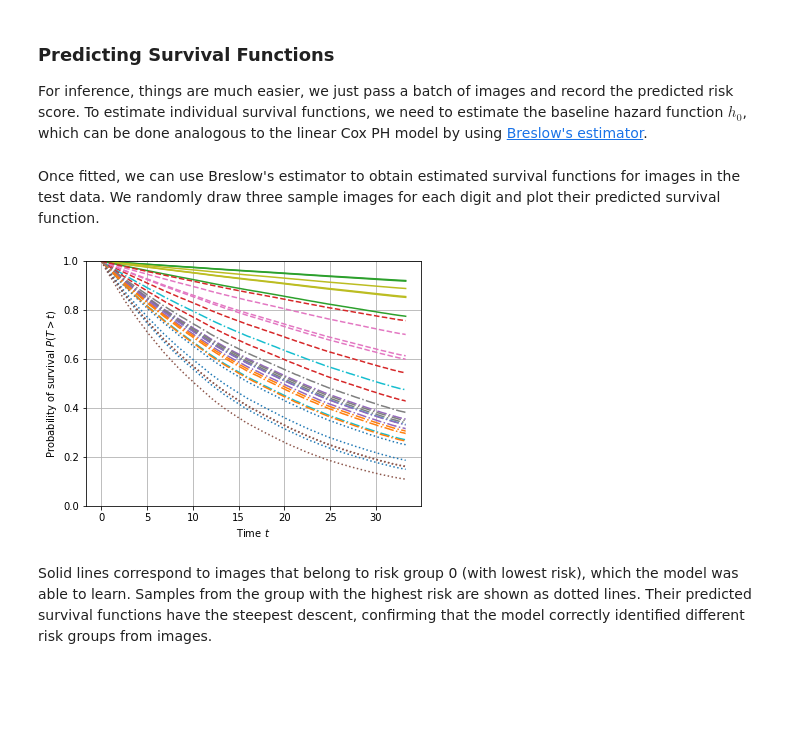
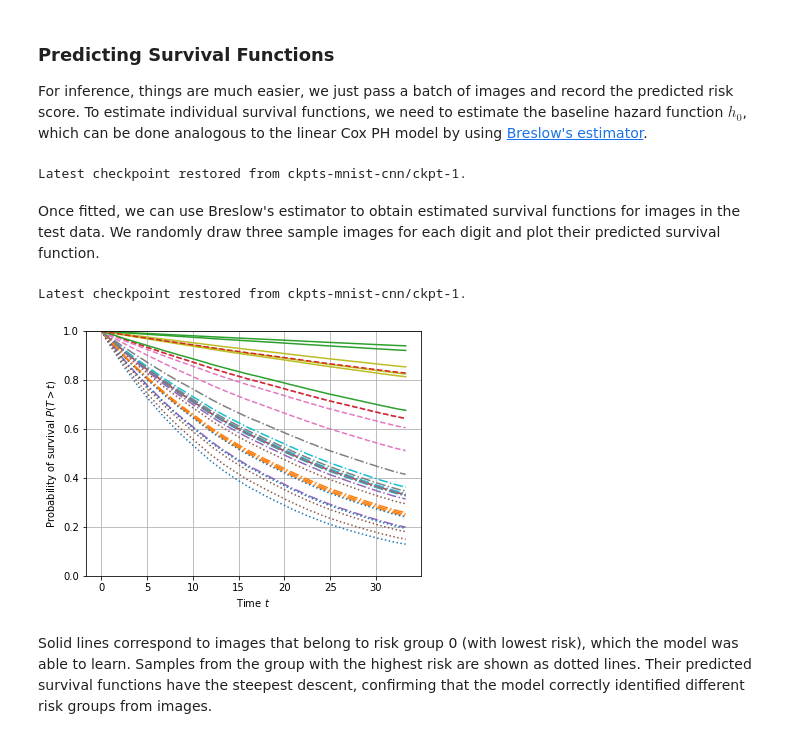
Before and after one commit to sebp/survival-cnn-estimator, a Jupyter notebook: tutorial_tf2.ipynb, the cells around one changed output. Cells and saved outputs as stored; diff of their text form; code cells hidden in the pictures; blank space fills up the shorter version.

```diff
--- a/tutorial.ipynb
+++ b/tutorial_tf2.ipynb
@@ -786,0 +767,2 @@ Use standard file APIs to delete files with this prefix.
+# %%
+trainer.train_and_evaluate()
@@ -819,28 +796,67 @@ breslow = BreslowEstimator().fit(train_predictions, event_train, time_train)
+# %%
+from sklearn.model_selection import train_test_split
+from sksurv.linear_model.coxph import BreslowEstimator
+
+
+class Predictor:
+
+    def __init__(self, model, model_dir):
+        self.model = model
+        self.model_dir = model_dir
+
+    def predict(self, dataset):
+        ckpt = tf.train.Checkpoint(
+            step=tf.Variable(0, dtype=tf.int64),
+            optimizer=tf.keras.optimizers.Adam(),
+            model=self.model)
+        ckpt_manager = tf.train.CheckpointManager(
+            ckpt, str(self.model_dir), max_to_keep=2)
+
+        if ckpt_manager.latest_checkpoint:
+            ckpt.restore(ckpt_manager.latest_checkpoint).expect_partial()
+            print(f"Latest checkpoint restored from {ckpt_manager.latest_checkpoint}.")
+
+        risk_scores = []
+        for batch in dataset:
+            pred = self.model(batch, training=False)
+            risk_scores.append(pred.numpy())
+
+        return np.row_stack(risk_scores)
+# %%
+train_pred_fn = tf.data.Dataset.from_tensor_slices(x_train[..., np.newaxis]).batch(64)
+
+predictor = Predictor(model, trainer.model_dir)
+train_predictions = predictor.predict(train_pred_fn)
+
+breslow = BreslowEstimator().fit(train_predictions, event_train, time_train)
+# %% [output]
+Latest checkpoint restored from ckpts-mnist-cnn/ckpt-1.
 # %% [markdown]
 Once fitted, we can use Breslow's estimator to obtain estimated survival functions for images in the test data. We randomly draw three sample images for each digit and plot their predicted survival function.
 # %%
 sample = train_test_split(x_test, y_test, event_test, time_test,
                           test_size=30, stratify=y_test, random_state=89)
 x_sample, y_sample, event_sample, time_sample = sample[1::2]
 
-sample_pred_fn = make_pred_fn(x_sample)
-sample_predictions = np.array([float(pred["risk_score"])
-                               for pred in estimator.predict(sample_pred_fn)])
+sample_pred_ds = tf.data.Dataset.from_tensor_slices(
+    x_sample[..., np.newaxis]).batch(64)
+sample_predictions = predictor.predict(sample_pred_ds)
 
 sample_surv_fn = breslow.get_survival_function(sample_predictions)
 
 plt.figure(figsize=(6, 4.5))
 for surv_fn, class_label in zip(sample_surv_fn, y_sample):
     risk_group = risk_score_assignment.loc[class_label, "risk_group"]
     plt.step(surv_fn.x, surv_fn.y, where="post",
              color=f"C{class_label}", linestyle=styles[risk_group])
 
 plt.ylim(0, 1)
 plt.ylabel("Probability of survival $P(T > t)$")
 plt.xlabel("Time $t$")
 plt.grid()
 # %% [output]
+Latest checkpoint restored from ckpts-mnist-cnn/ckpt-1.
-[figure, old version]
+[figure, new version]
 # %% [markdown]
 Solid lines correspond to images that belong to risk group 0 (with lowest risk), which the model was able to learn. Samples from the group with the highest risk are shown as dotted lines. Their predicted survival functions have the steepest descent, confirming that the model correctly identified different risk groups from images.
 # %% [markdown]
```
Also changed, not shown: parts of 17 cells of this notebook, 2 other files.
